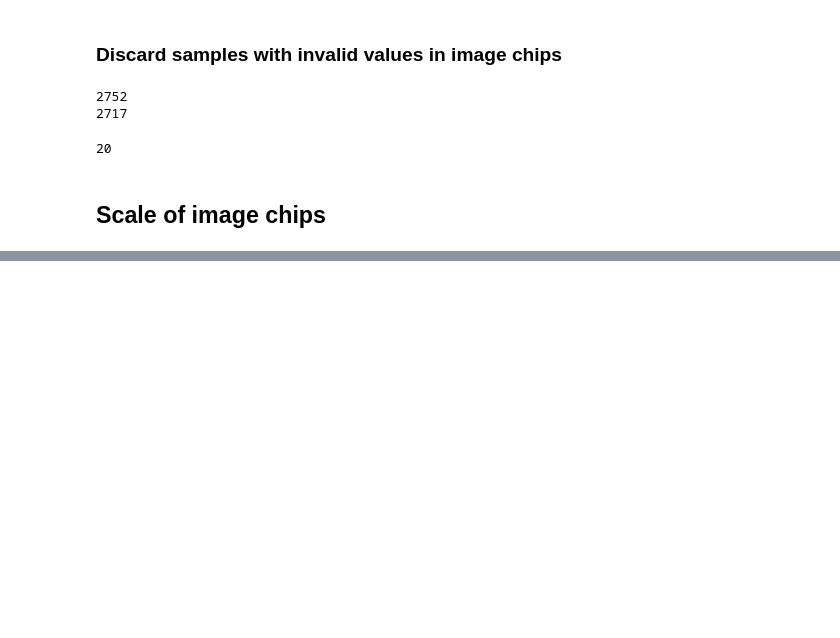
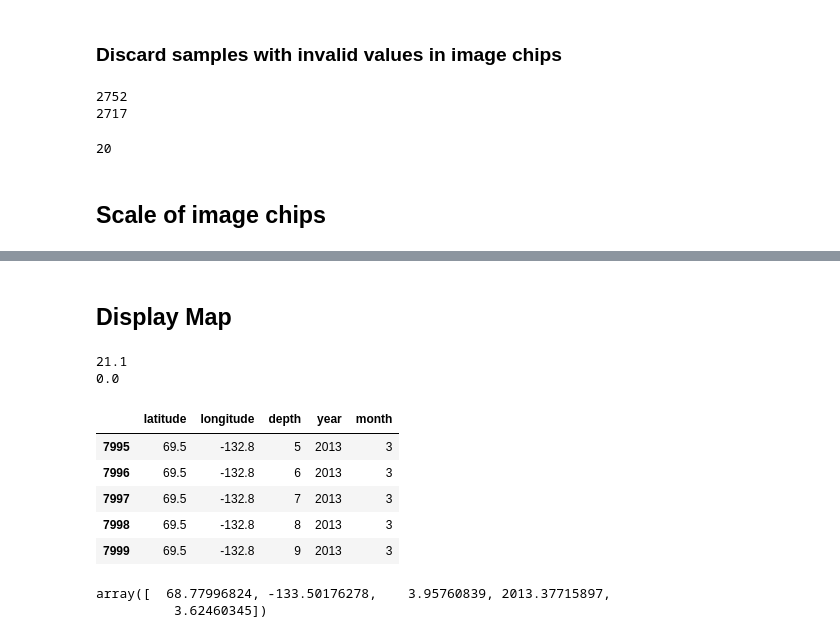
Before and after one commit to bqianz/film, a Jupyter notebook: mlpfilm_ice.ipynb, the cells around one changed output, grey strips where cells are left out. Cells and saved outputs as stored; diff of their text form; code cells hidden in the pictures; blank space fills up the shorter version.

```diff
--- a/mlpfilm_ice.ipynb
+++ b/mlpfilm_ice.ipynb
@@ -692,0 +792,45 @@ display_results(results)
+# %% [markdown]
+## Display Map
+# %%
+print(df.depth.max())
+print(df.depth.min())
+# %% [output]
+21.1
+0.0
+# %%
+latitude_max = 69.5
+latitude_min = 68.3
+longitude_max = -132.8
+longitude_min = -133.9
+
+n_lat = 40
+n_lng = 20
+n_depth = 10
+
+lng_range = np.linspace(longitude_min, longitude_max, n_lng)
+lat_range = np.linspace(latitude_min, latitude_max, n_lat)
+depth_range = np.arange(0,n_depth)
+
+grid_lng, grid_lat, grid_depth = np.meshgrid(lng_range, lat_range, depth_range)
+# %%
+df_syn = pd.DataFrame(columns=['latitude', 'longitude', 'depth', 'year', 'month'])
+# %%
+df_syn['latitude'] = grid_lat.flatten()
+df_syn['longitude'] = grid_lng.flatten()
+df_syn['depth'] = grid_depth.flatten()
+df_syn['year'] = 2013
+df_syn['month'] = 3
+# %%
+df_syn.tail()
+# %% [output]
+|  | latitude | longitude | depth | year | month |
+| 7995 | 69.5 | -132.8 | 5 | 2013 | 3 |
+| 7996 | 69.5 | -132.8 | 6 | 2013 | 3 |
+| 7997 | 69.5 | -132.8 | 7 | 2013 | 3 |
+| 7998 | 69.5 | -132.8 | 8 | 2013 | 3 |
+| 7999 | 69.5 | -132.8 | 9 | 2013 | 3 |
+# %%
+scaler.mean_
+# %% [output]
+array([  68.77996824, -133.50176278,    3.95760839, 2013.37715897,
+          3.62460345])
```
Also changed, not shown: parts of 44 cells of this notebook.
